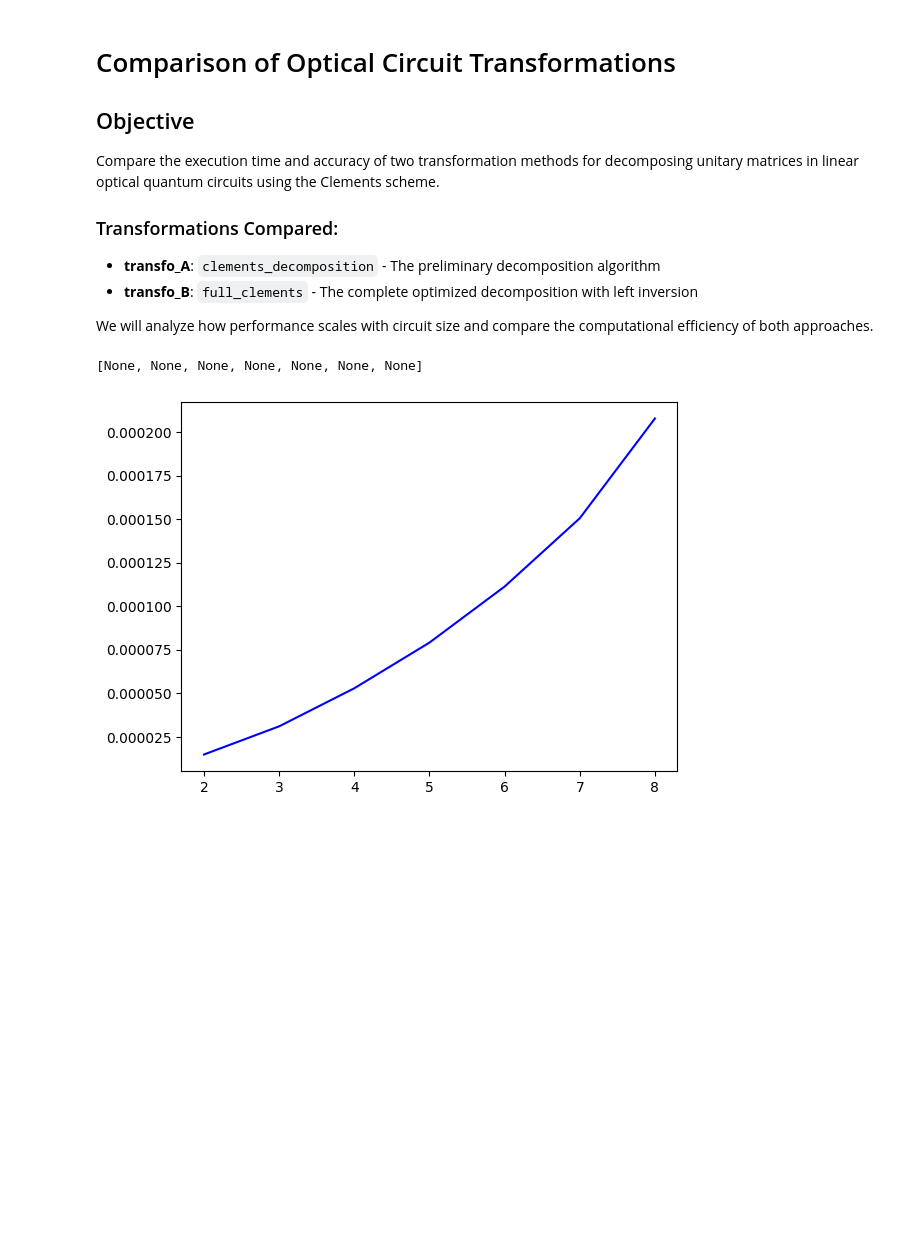
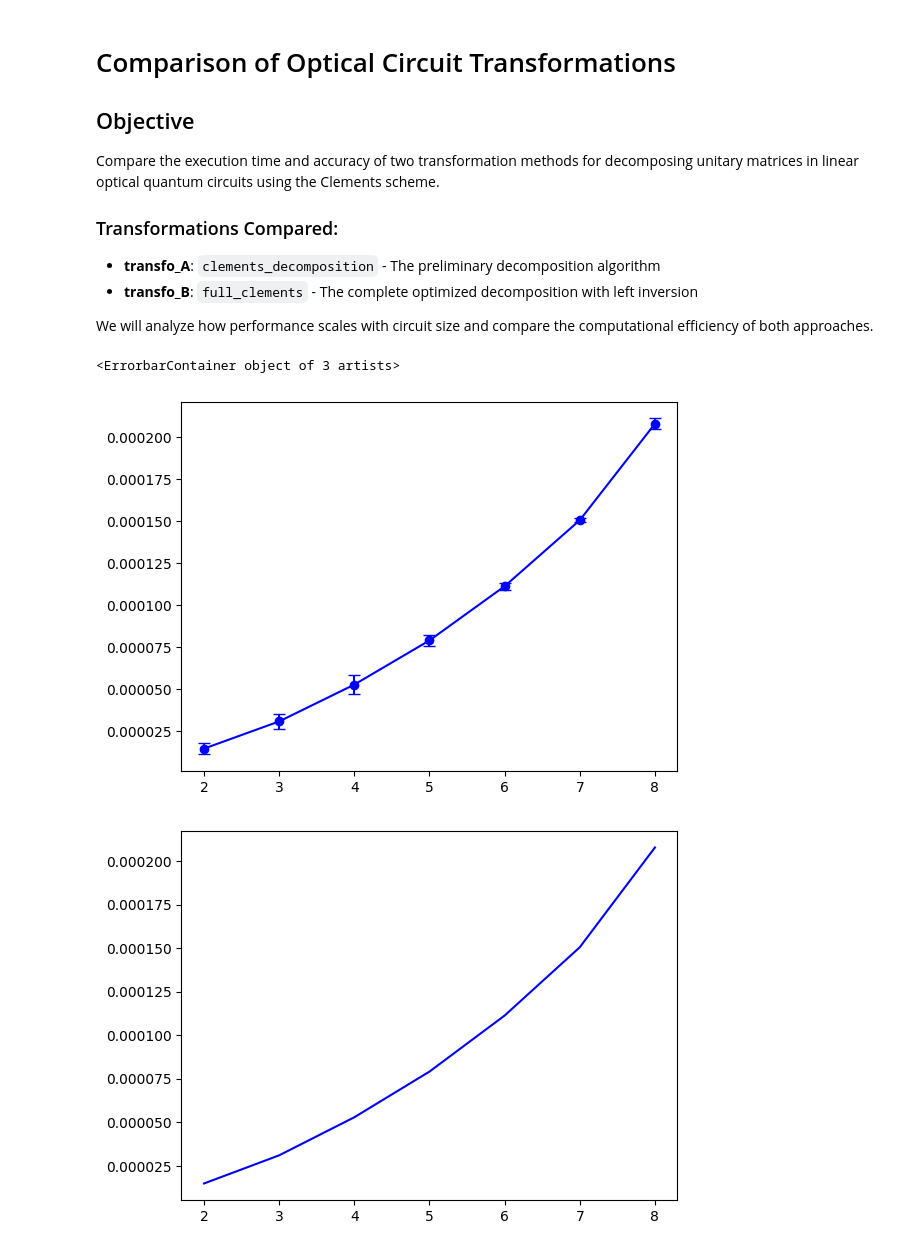
Before and after one commit to Titouan-Moine/QuOptics, a Jupyter notebook: compare_display.ipynb, the cells around one changed output. Saved outputs shown, nothing was run; the diff lists cells and outputs as text; code cells hidden in the pictures; blank space fills up the shorter version.

Commit message:
plot with errors bars

```diff
--- a/compare_display.ipynb
+++ b/compare_display.ipynb
@@ -80,9 +80,22 @@ for size in circuit_sizes:
     results_transfo_B['times'].append(avg_time_B)
     results_transfo_B['errors'].append(std_time_B)
 # %%
-print(results_transfo_B['times'])
+import numpy as np
+
+# Sanitize results: replace None with NaN for times, and 0.0 for errors
+sizes_A = results_transfo_A['sizes']
+times_A = [t if t is not None else np.nan for t in results_transfo_A['times']]
+errs_A  = [e if e is not None else 0.0   for e in results_transfo_A['errors']]
+
+sizes_B = results_transfo_B['sizes']
+times_B = [t if t is not None else np.nan for t in results_transfo_B['times']]
+errs_B  = [e if e is not None else 0.0   for e in results_transfo_B['errors']]
+
+plt.errorbar(sizes_A, times_A, yerr=errs_A, fmt='-o', color='blue', label='transfo_A', capsize=4)
+plt.errorbar(sizes_B, times_B, yerr=errs_B, fmt='-o', color='red',  label='transfo_B', capsize=4)
 # %% [output]
-[None, None, None, None, None, None, None]
+<ErrorbarContainer object of 3 artists>
+[figure, added]
 # %%
 plt.plot(results_transfo_A['sizes'],results_transfo_A['times'], color='blue')
 
```
